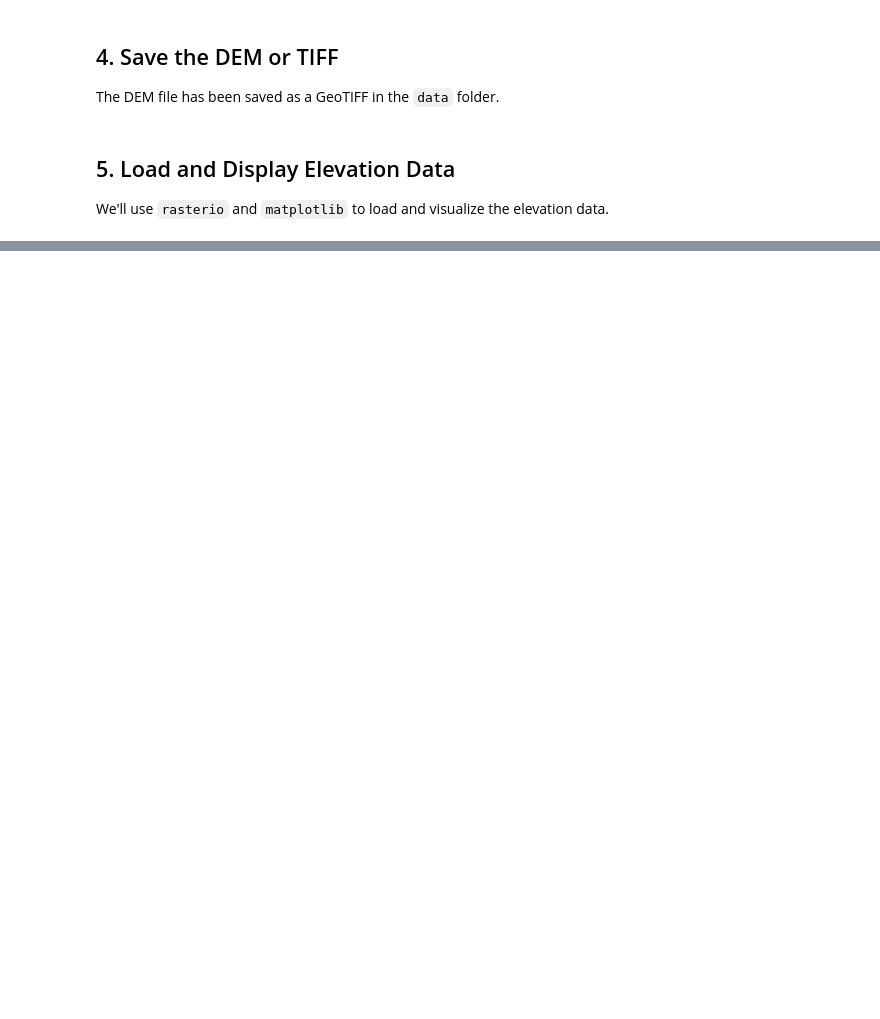
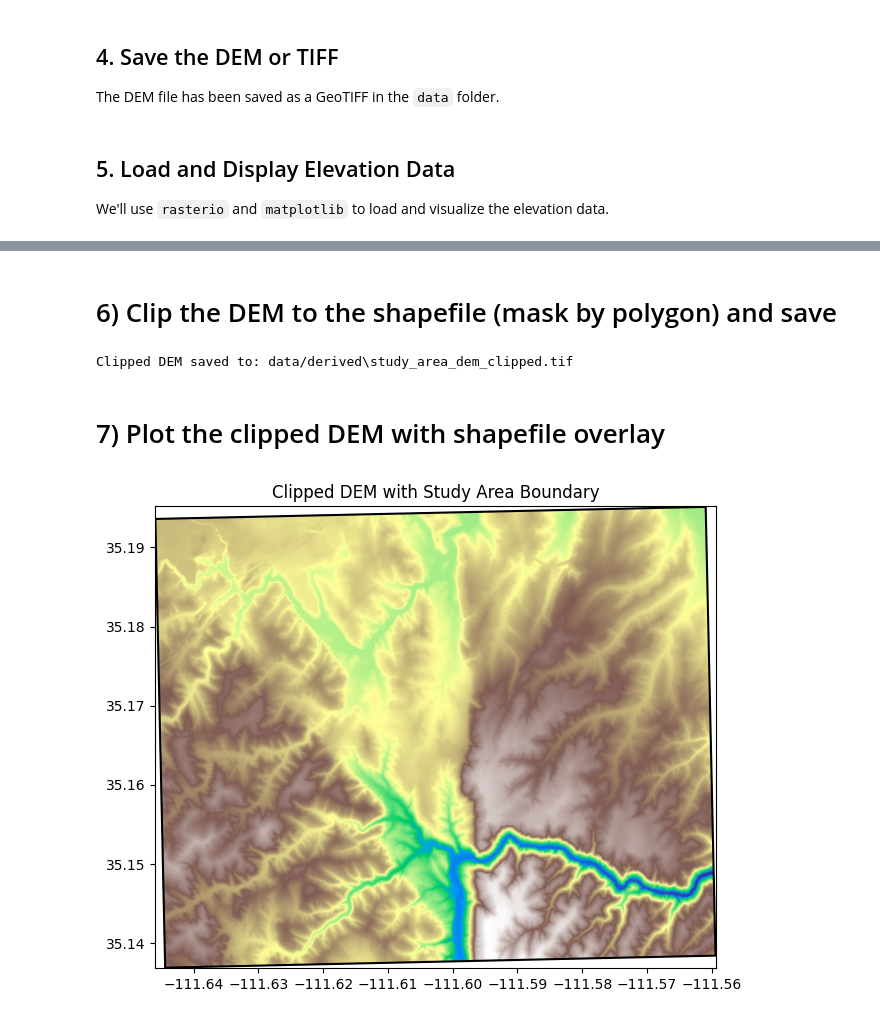
Before and after one commit to SpringerLabNAU/dem-site-assessment, a Jupyter notebook: Tutorial1.ipynb, the cells around one changed output, grey strips where cells are left out. Drawn from its saved outputs; the diff is of its cells as text; code cells hidden in the pictures; blank space fills up the shorter version.

```diff
--- a/Tutorial1.ipynb
+++ b/Tutorial1.ipynb
@@ -96,0 +128,49 @@ with rasterio.open(dem_path) as src:
+# %% [markdown]
+# 6) Clip the DEM to the shapefile (mask by polygon) and save
+# %%
+from shapely.geometry import mapping
+import numpy as np
+from rasterio.mask import mask
+from shapely.geometry import mapping
+
+# Union multi-part polygons to one geometry (faster, cleaner mask)
+study_geom = [mapping(gdf_dem.union_all())]
+
+with rasterio.open(dem_path) as src:
+    out_image, out_transform = mask(src, study_geom, crop=True, nodata=src.nodata)
+    out_meta = src.meta.copy()
+
+# Update metadata for the clipped raster
+out_meta.update({
+    "height": out_image.shape[1],
+    "width": out_image.shape[2],
+    "transform": out_transform
+})
+
+clipped_dir = "data/derived"
+os.makedirs(clipped_dir, exist_ok=True)
+dem_clipped_path = os.path.join(clipped_dir, "study_area_dem_clipped.tif")
+
+# Preserve nodata; if original had none, set one
+if out_meta.get("nodata") is None:
+    out_meta["nodata"] = -9999
+    # Replace NaNs with nodata if needed
+    out_image = np.where(np.isnan(out_image), out_meta["nodata"], out_image)
+
+with rasterio.open(dem_clipped_path, "w", **out_meta) as dst:
+    dst.write(out_image)
+
+print(f"Clipped DEM saved to: {dem_clipped_path}")
+# %% [output]
+Clipped DEM saved to: data/derived\study_area_dem_clipped.tif
+# %% [markdown]
+# 7) Plot the clipped DEM with shapefile overlay
+# %%
+with rasterio.open(dem_clipped_path) as src:
+    fig, ax = plt.subplots(figsize=(8, 6))
+    show(src, ax=ax, cmap="terrain")
+    gdf_dem.boundary.plot(ax=ax, color="k", linewidth=1.5)
+    ax.set_title("Clipped DEM with Study Area Boundary")
+    plt.show()
+# %% [output]
+[figure, added]
```
Also changed, not shown: parts of 6 cells of this notebook, 2 other files.
